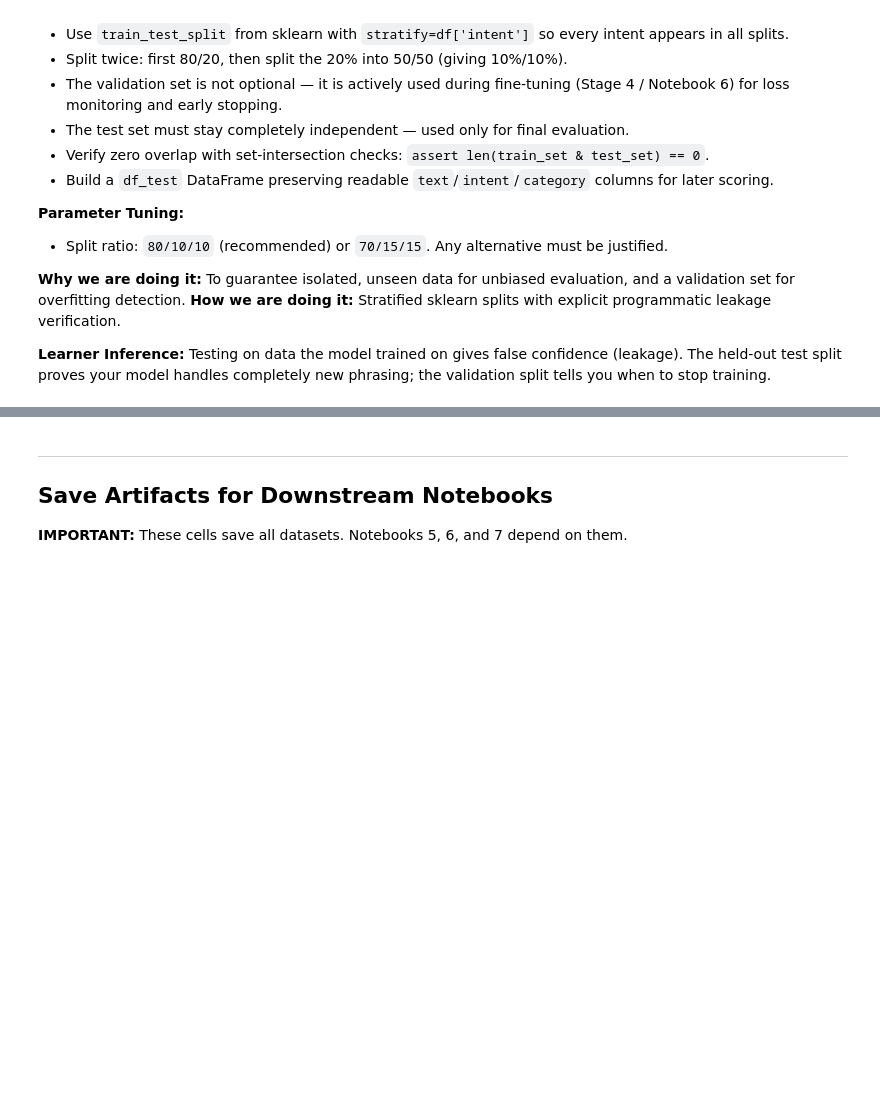
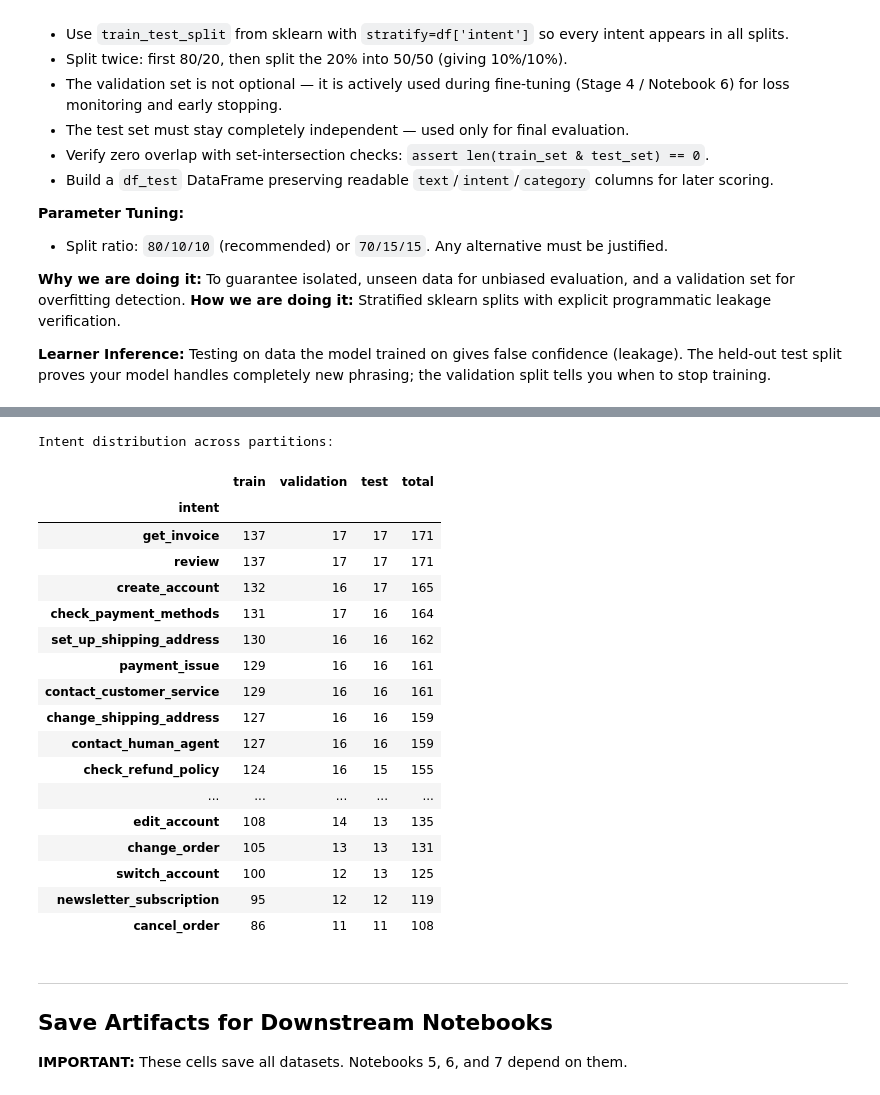
Before and after one commit to akul-bharadwaj/Hybrid-RAG-Customer-Support, a Jupyter notebook: Data_Preparation.ipynb, the cells around one changed output, grey strips where cells are left out. Cells and saved outputs as stored; diff of their text form; code cells hidden in the pictures; blank space fills up the shorter version.

```diff
--- a/Data_Preparation.ipynb
+++ b/Data_Preparation.ipynb
@@ -146,3 +1524,64 @@
+# %%
+# Display class distribution across partitions
+split_distribution = pd.concat(
+    [
+        df_train["intent"]
+        .value_counts()
+        .rename("train"),
+        df_valid["intent"]
+        .value_counts()
+        .rename("validation"),
+        df_test["intent"]
+        .value_counts()
+        .rename("test")
+    ],
+    axis=1
+).fillna(0).astype(int)
+
+split_distribution["total"] = (
+    split_distribution["train"]
+    + split_distribution["validation"]
+    + split_distribution["test"]
+)
+
+split_distribution = split_distribution.sort_values(
+    "total",
+    ascending=False
+)
+
+print("\nIntent distribution across partitions:")
+display(split_distribution)
+
+# Prepare readable held-out test artefact
+df_test_export = df_test[
+    [
+        "instruction",
+        "intent",
+        "category"
+    ]
+].copy()
+
+assert len(df_test_export) == len(tokenized_test)
+# %% [output]
+Intent distribution across partitions:
+|  | train | validation | test | total |
+| intent |  |  |  |  |
+| get_invoice | 137 | 17 | 17 | 171 |
+| review | 137 | 17 | 17 | 171 |
+| create_account | 132 | 16 | 17 | 165 |
+| check_payment_methods | 131 | 17 | 16 | 164 |
+| set_up_shipping_address | 130 | 16 | 16 | 162 |
+| payment_issue | 129 | 16 | 16 | 161 |
+| contact_customer_service | 129 | 16 | 16 | 161 |
+| change_shipping_address | 127 | 16 | 16 | 159 |
+| contact_human_agent | 127 | 16 | 16 | 159 |
+| check_refund_policy | 124 | 16 | 15 | 155 |
+| ... | ... | ... | ... | ... |
+| edit_account | 108 | 14 | 13 | 135 |
+| change_order | 105 | 13 | 13 | 131 |
+| switch_account | 100 | 12 | 13 | 125 |
+| newsletter_subscription | 95 | 12 | 12 | 119 |
+| cancel_order | 86 | 11 | 11 | 108 |
 # %% [markdown]
 ---
 ## Save Artifacts for Downstream Notebooks
```
Also changed, not shown: parts of 38 cells of this notebook.
